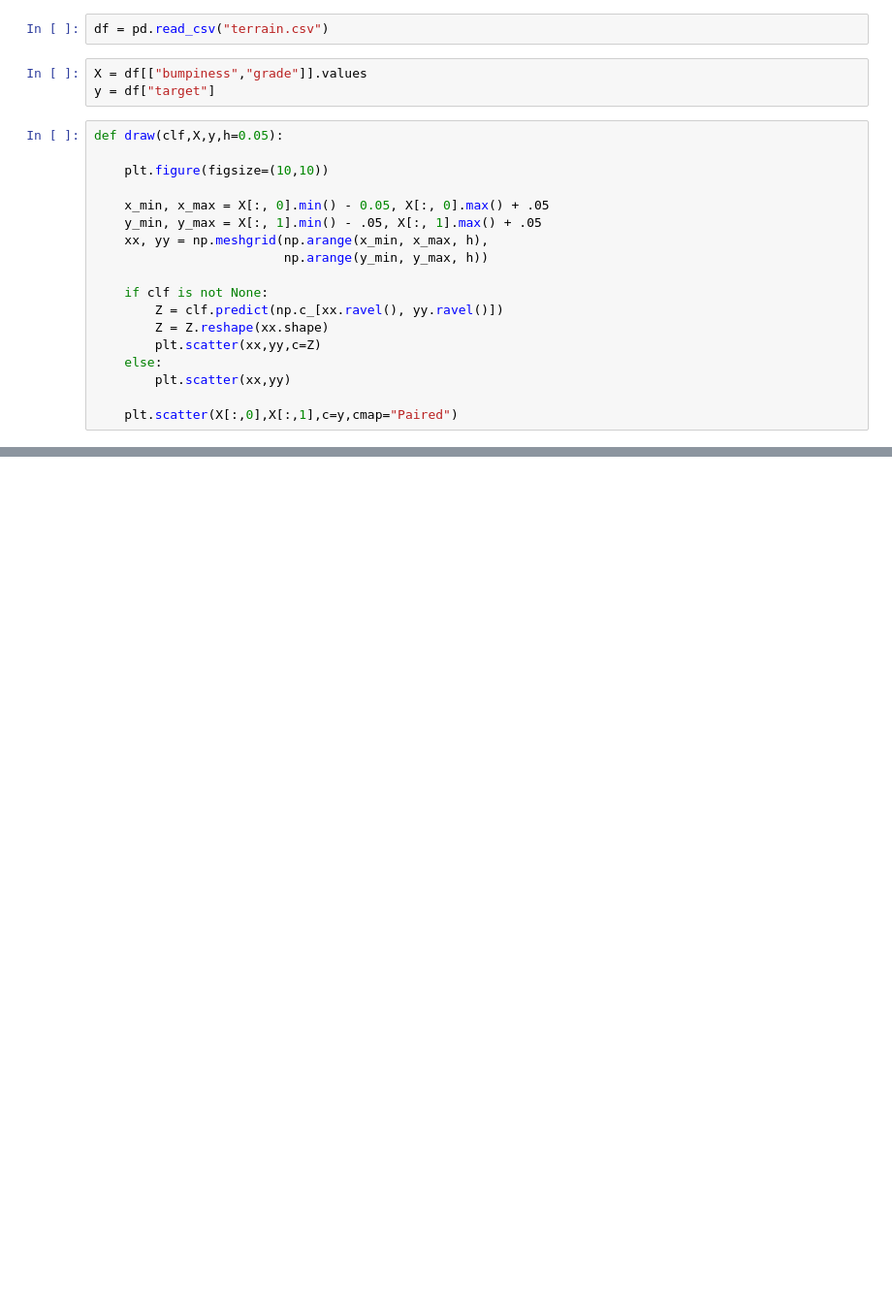
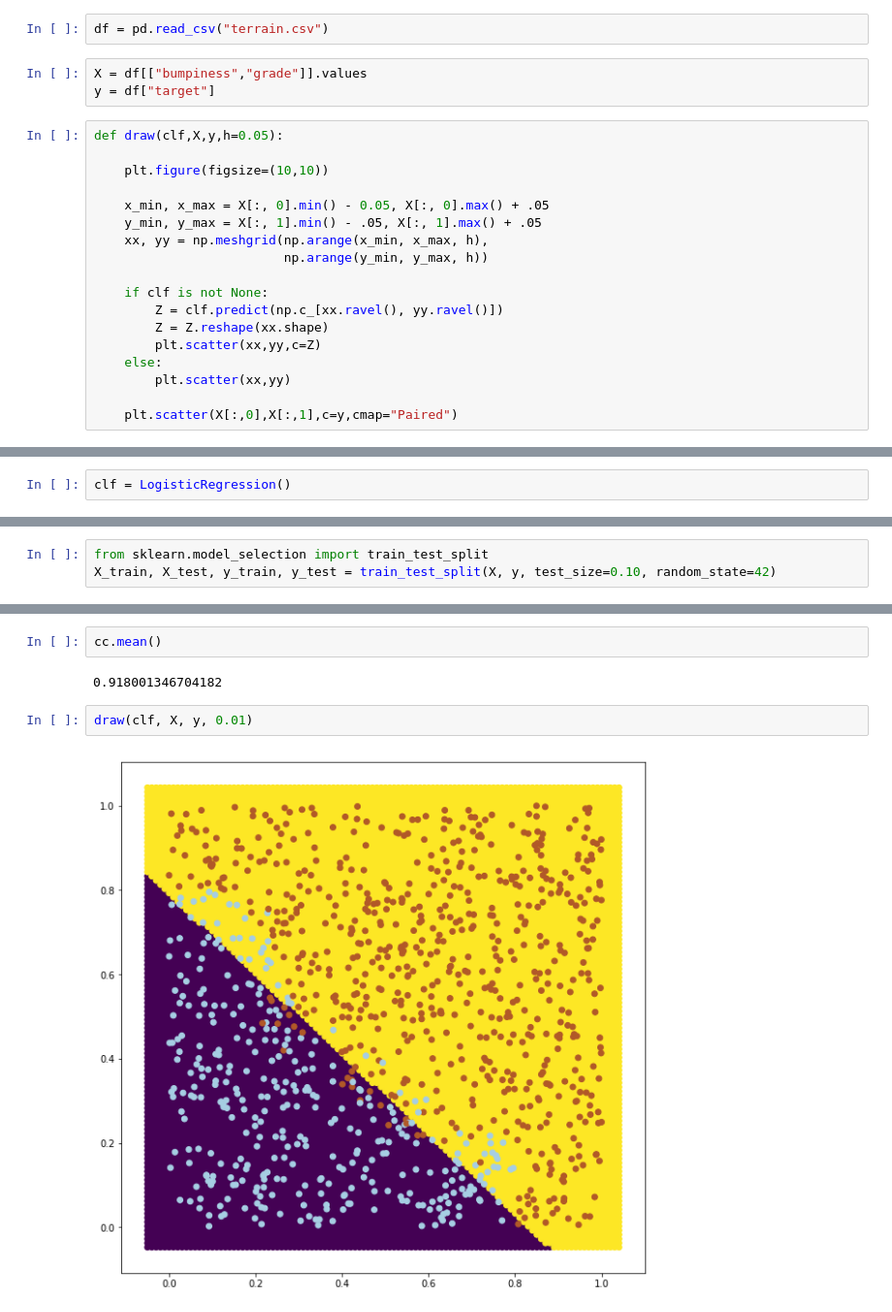
Before and after one commit to macomino/SVM-Trees, a Jupyter notebook: Classification - Basic Car Speed.ipynb, the cells around one changed output, grey strips where cells are left out. Shown at 97% size. Saved outputs shown, nothing was run; the diff lists cells and outputs as text; blank space fills up the shorter version.

```diff
--- a/Classification - Basic Car Speed.ipynb
+++ b/Classification - Basic Car Speed.ipynb
@@ -31,0 +43,2 @@ def draw(clf,X,y,h=0.05):
+# %%
+clf = LogisticRegression()
@@ -31,0 +54,3 @@ def draw(clf,X,y,h=0.05):
+# %%
+from sklearn.model_selection import train_test_split
+X_train, X_test, y_train, y_test = train_test_split(X, y, test_size=0.10, random_state=42)
@@ -31,0 +71,8 @@ def draw(clf,X,y,h=0.05):
+# %%
+cc.mean()
+# %% [output]
+0.918001346704182
+# %%
+draw(clf, X, y, 0.01)
+# %% [output]
+[figure, added]
```
Also changed, not shown: parts of 39 cells of this notebook, 7 other files.
